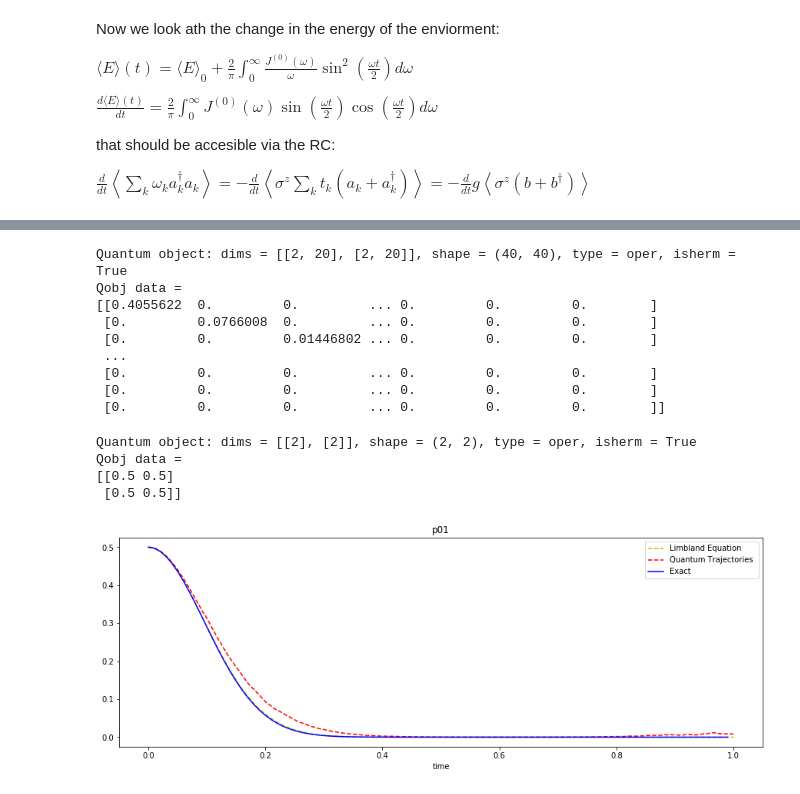
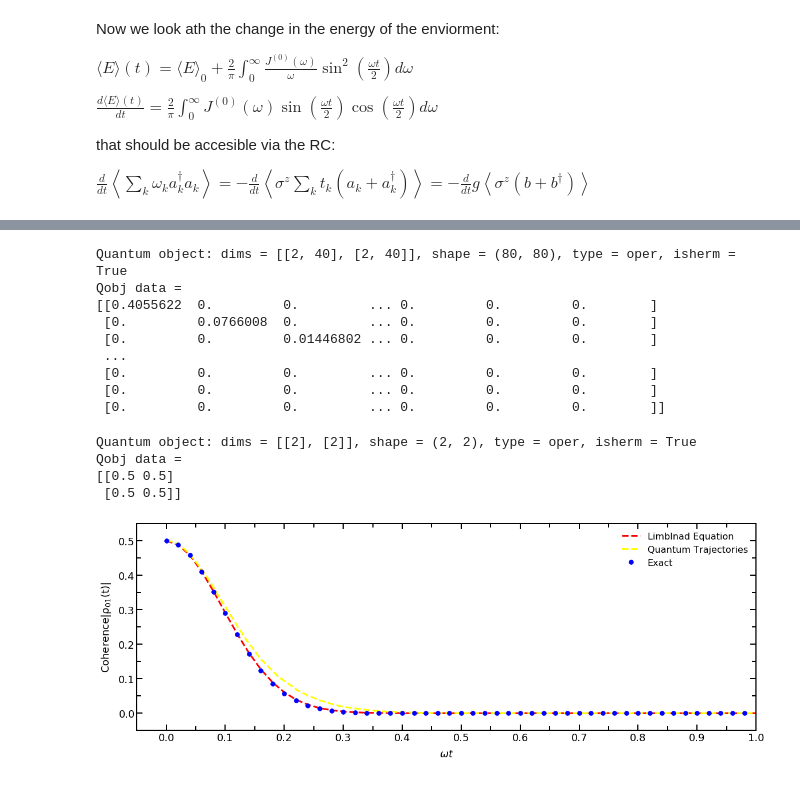
Before and after one commit to leherrerar/RC_mapping, a Jupyter notebook: Proyecto_Maestria_Bosonic/Spin Boson Model Dephasing QT/Spin boson Dephasing v6.ipynb, the cells around one changed output, grey strips where cells are left out. Drawn from its saved outputs; the diff is of its cells as text; code cells hidden in the pictures.

```diff
--- a/Proyecto_Maestria_Bosonic/Spin Boson Model Dephasing QT/Spin boson Dephasing v6.ipynb
+++ b/Proyecto_Maestria_Bosonic/Spin Boson Model Dephasing QT/Spin boson Dephasing v6.ipynb
@@ -814,5 +825,5 @@ print(aux11, aux22)
 # %%
-test = qtr.System(H, rho0, t, lindbladList = L, uMatrix = u_matrix)
+test = qtr.System(H_QT, rho0_QT, t_QT, lindbladList = L_QT, uMatrix = u_matrix)
 # %%
 ind_traj_psi = test.diffusiveRhoTrajectory(10)
 # %%
@@ -845,11 +832,13 @@ print(rho_diff[1])
 # %%
+rho_diff_QT=[0 for i in range(len(rho_diff))]
+
 for i in range(len(rho_diff)):
-    rho_diff[i]=Qobj(rho_diff[i], dims= [[2, 20], [2, 20]])
+    rho_diff_QT[i]=Qobj(rho_diff[i], dims= [[2, N_RC], [2, N_RC]])
 
 
-print(rho_diff[0])
+print(rho_diff_QT[0])
 # %% [output]
-Quantum object: dims = [[2, 20], [2, 20]], shape = (40, 40), type = oper, isherm = True
+Quantum object: dims = [[2, 40], [2, 40]], shape = (80, 80), type = oper, isherm = True
 Qobj data =
 [[0.4055622  0.         0.         ... 0.         0.         0.        ]
  [0.         0.0766008  0.         ... 0.         0.         0.        ]
@@ -859,15 +848,10 @@ Qobj data =
  [0.         0.         0.         ... 0.         0.         0.        ]
  [0.         0.         0.         ... 0.         0.         0.        ]]
 # %%
-exp_result_QT=[0 for i in range(len(rho_diff))]
-
 trace_QT=[0 for i in range(len(rho_diff))]
 
 for i in range(len(rho_diff)):
-    exp_result_QT[i]=  (-1j*H0*t[i]).expm()* rho_diff[i]*  (1j*H0*t[i]).expm()
-    trace_QT[i]=  rho_diff[i].ptrace(0)
-    #trace_QT[i]=  exp_result_QT[i].ptrace(0)
-
+    trace_QT[i]=  rho_diff_QT[i].ptrace(0)
 print(trace_QT[0])
 
 
@@ -879,17 +863,51 @@ Quantum object: dims = [[2], [2]], shape = (2, 2), type = oper, isherm = True
 Qobj data =
 [[0.5 0.5]
  [0.5 0.5]]
-# %%
-plt.title("p01")
-plt.rcParams['figure.figsize'] = [15,5]
-plt.plot(t3,p01,"--",label='Limbland Equation', color = "y")
-plt.plot(t,p01_QT,"--",label='Quantum Trajectories ', color = "r")
-plt.plot (t1 , T1,"-",label='Exact', color = "b")
-plt.xlabel("time")
-#plt.xlim([0.0, 0.4])
-#plt.ylim([0.0, 0.5])
-plt.legend()
-plt.show()
-# %% [output]
-[figure, removed]
+# %%
+
+fig = plt.figure(figsize=(15, 5))
+ax = fig.add_axes([0, 0, 1, 1])
+
+
+
+# Edit the major and minor ticks of the x and y axes
+ax.xaxis.set_tick_params(which='major', size=10, width=2, direction='in', top='on')
+ax.xaxis.set_tick_params(which='minor', size=7, width=2, direction='in', top='on')
+ax.yaxis.set_tick_params(which='major', size=10, width=2, direction='in', right='on')
+ax.yaxis.set_tick_params(which='minor', size=7, width=2, direction='in', right='on')
+ax.set_xlim(-0.05, 1*omega)
+ax.set_ylim(-0.05, 0.55)
+ax.xaxis.set_major_locator(mpl.ticker.MultipleLocator(0.1))
+ax.xaxis.set_minor_locator(mpl.ticker.MultipleLocator(0.05))
+ax.yaxis.set_major_locator(mpl.ticker.MultipleLocator(0.1))
+ax.yaxis.set_minor_locator(mpl.ticker.MultipleLocator(0.05))
+# Add the x and y-axis labels
+ax.set_xlabel('$\omega t$', labelpad=10)
+ax.set_ylabel(r'Coherence$ \mathregular{|\rho_{01}(t)|}$', labelpad=10)
+
+#parameters
+
+textstr = '\n'.join((
+    r'$\Gamma \beta=%.1f$' % (Gamma, ),
+    r'$\delta \beta=%.1f$' % (delta, ),
+    r'$\epsilon \beta=%.1f$' % (epsilon, ),
+    r'$\omega \beta=%.1f$' % (omega, )))
+
+# these are matplotlib.patch.Patch properties
+props = dict(boxstyle='round', facecolor='wheat', alpha=0.5)
+#ax.text(0.6, 0.9, textstr, transform=ax.transAxes, fontsize=16,
+#        verticalalignment='top', bbox=props)
+
+ax.plot(t_RC,p01       ,"--",label='Limblnad Equation', linewidth=3, color='red')
+ax.plot(t_QT,p01_QT  ,"--" ,label='Quantum Trajectories', linewidth=3, color='yellow')
+ax.plot(t1[::2],T1[::2],"." ,label='Exact', markersize=15, color='blue')
+
+
+ax.legend(bbox_to_anchor=(1, 1), loc=1, frameon=False, fontsize=16)
+# Save figure
+#plt.savefig('Solutions_RC_comparation.png', dpi=300, transparent=False, bbox_inches='tight')
+
+plt.show()
+# %% [output]
+[figure, added]
 # %%
```
Also changed, not shown: parts of 18 cells of this notebook, 1 other file.
